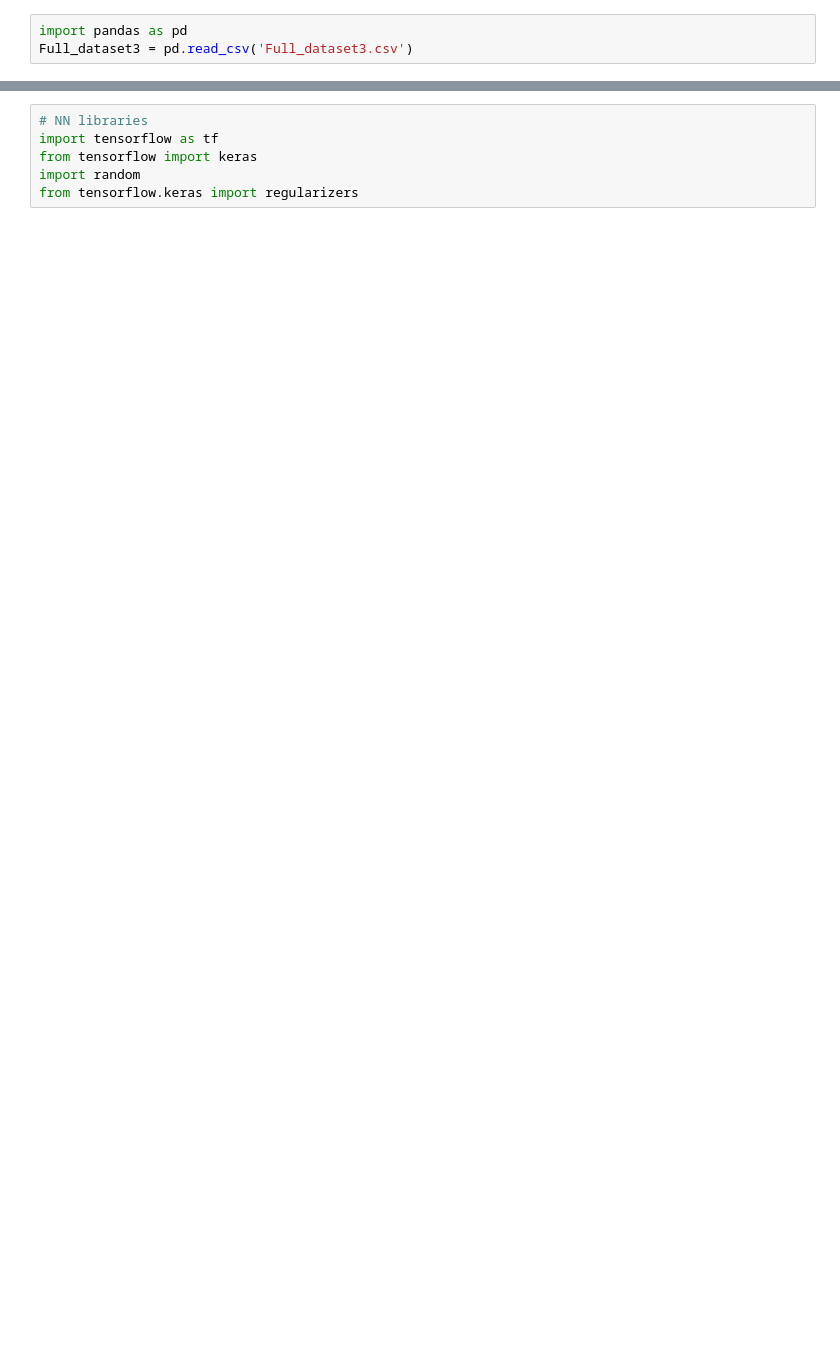
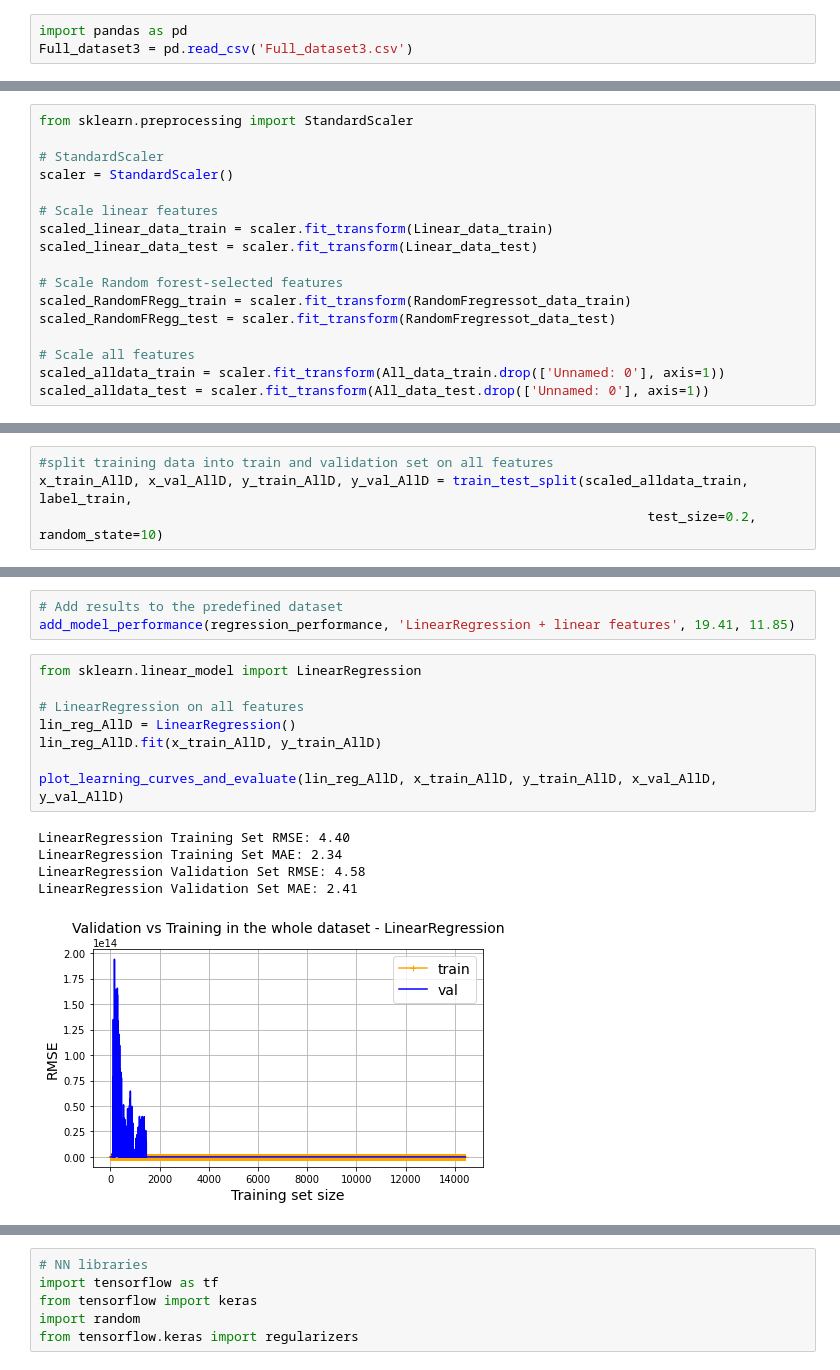
Before and after one commit to romthevacuousspider/Fuel-Consumption-2000-2022-ML-coursework2-, a Jupyter notebook: ML2.ipynb, the cells around one changed output, grey strips where cells are left out. Cells and saved outputs as stored; diff of their text form; blank space fills up the shorter version.

```diff
--- a/ML2.ipynb
+++ b/ML2.ipynb
@@ -964,0 +448,17 @@ add_model_performance(regression_performance, 'SGD(+L1L2) + RandomForest feature
+# %%
+from sklearn.preprocessing import StandardScaler
+
+# StandardScaler
+scaler = StandardScaler()
+
+# Scale linear features
+scaled_linear_data_train = scaler.fit_transform(Linear_data_train)
+scaled_linear_data_test = scaler.fit_transform(Linear_data_test)
+
+# Scale Random forest-selected features
+scaled_RandomFRegg_train = scaler.fit_transform(RandomFregressot_data_train)
+scaled_RandomFRegg_test = scaler.fit_transform(RandomFregressot_data_test)
+
+# Scale all features
+scaled_alldata_train = scaler.fit_transform(All_data_train.drop(['Unnamed: 0'], axis=1))
+scaled_alldata_test = scaler.fit_transform(All_data_test.drop(['Unnamed: 0'], axis=1))
@@ -964,0 +567,4 @@ add_model_performance(regression_performance, 'SGD(+L1L2) + RandomForest feature
+# %%
+#split training data into train and validation set on all features
+x_train_AllD, x_val_AllD, y_train_AllD, y_val_AllD = train_test_split(scaled_alldata_train, label_train,
+                                                                              test_size=0.2, random_state=10)
@@ -964,0 +585,17 @@ add_model_performance(regression_performance, 'SGD(+L1L2) + RandomForest feature
+# %%
+# Add results to the predefined dataset
+add_model_performance(regression_performance, 'LinearRegression + linear features', 19.41, 11.85)
+# %%
+from sklearn.linear_model import LinearRegression
+
+# LinearRegression on all features
+lin_reg_AllD = LinearRegression()
+lin_reg_AllD.fit(x_train_AllD, y_train_AllD)
+
+plot_learning_curves_and_evaluate(lin_reg_AllD, x_train_AllD, y_train_AllD, x_val_AllD, y_val_AllD)
+# %% [output]
+LinearRegression Training Set RMSE: 4.40
+LinearRegression Training Set MAE: 2.34
+LinearRegression Validation Set RMSE: 4.58
+LinearRegression Validation Set MAE: 2.41
+[figure, added]
```
Also changed, not shown: parts of 438 cells of this notebook, 1 other file.
